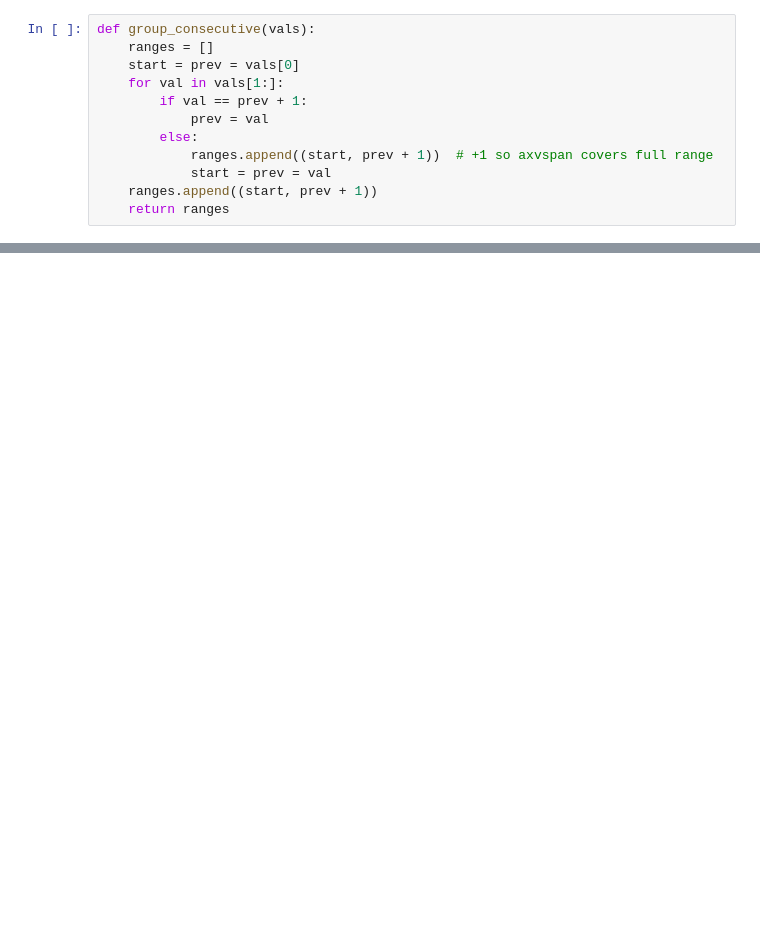
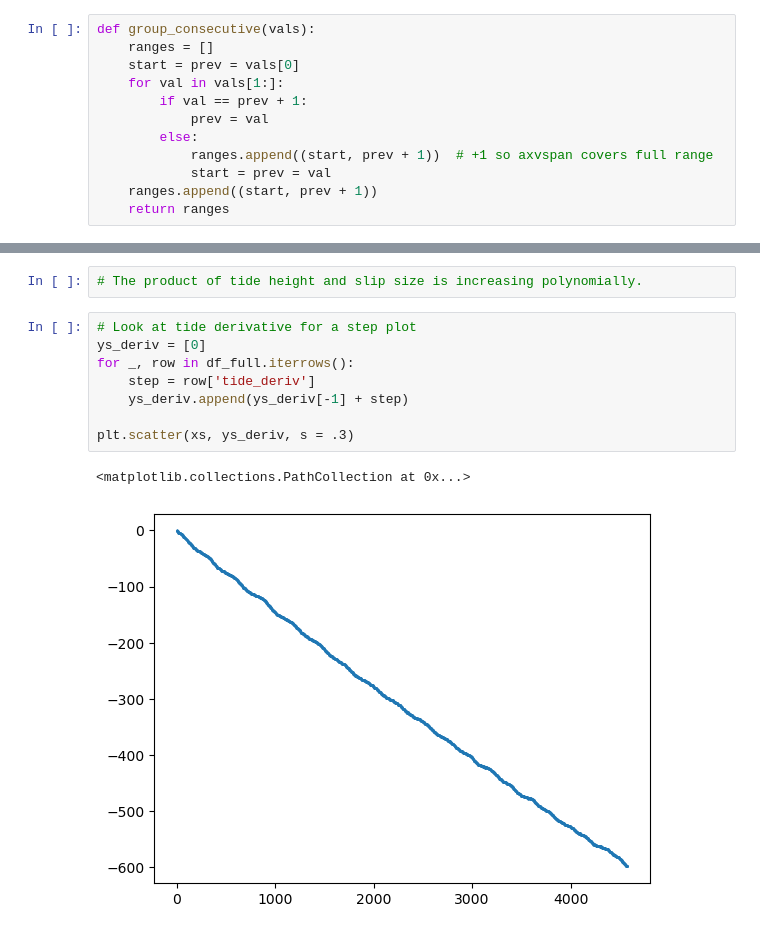
Before and after one commit to MinesGlaciology/whillans-surf, a Jupyter notebook: notebooks/SURF/Slip size prediction/HL_sequencing.ipynb, the cells around one changed output, grey strips where cells are left out. Drawn from its saved outputs; the diff is of its cells as text; blank space fills up the shorter version.

```diff
--- a/notebooks/SURF/Slip size prediction/HL_sequencing.ipynb
+++ b/notebooks/SURF/Slip size prediction/HL_sequencing.ipynb
@@ -115,0 +206,13 @@ def group_consecutive(vals):
+# %%
+# The product of tide height and slip size is increasing polynomially.
+# %%
+# Look at tide derivative for a step plot
+ys_deriv = [0]
+for _, row in df_full.iterrows():
+    step = row['tide_deriv']
+    ys_deriv.append(ys_deriv[-1] + step)
+
+plt.scatter(xs, ys_deriv, s = .3)
+# %% [output]
+<matplotlib.collections.PathCollection at 0x...>
+[figure, added]
```
Also changed, not shown: parts of 7 cells of this notebook, 17 other files.
